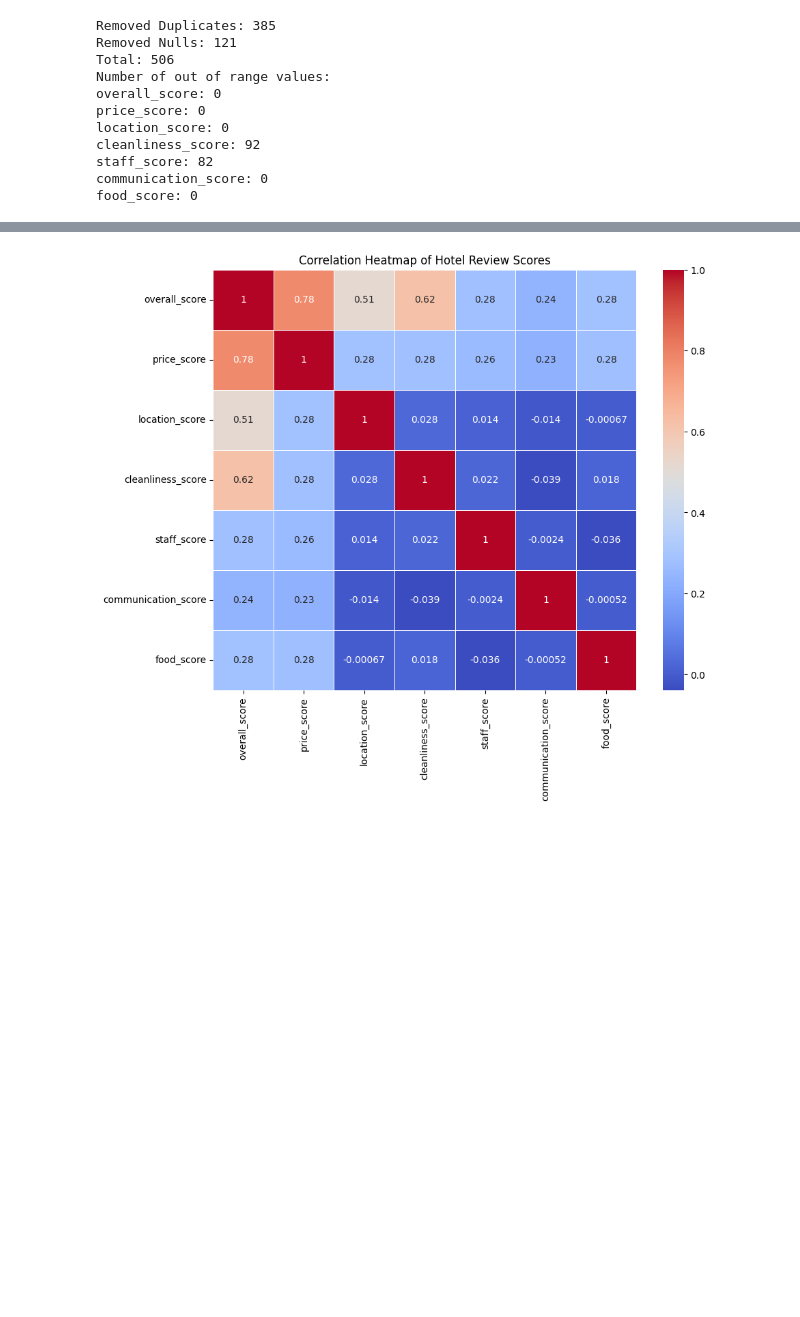
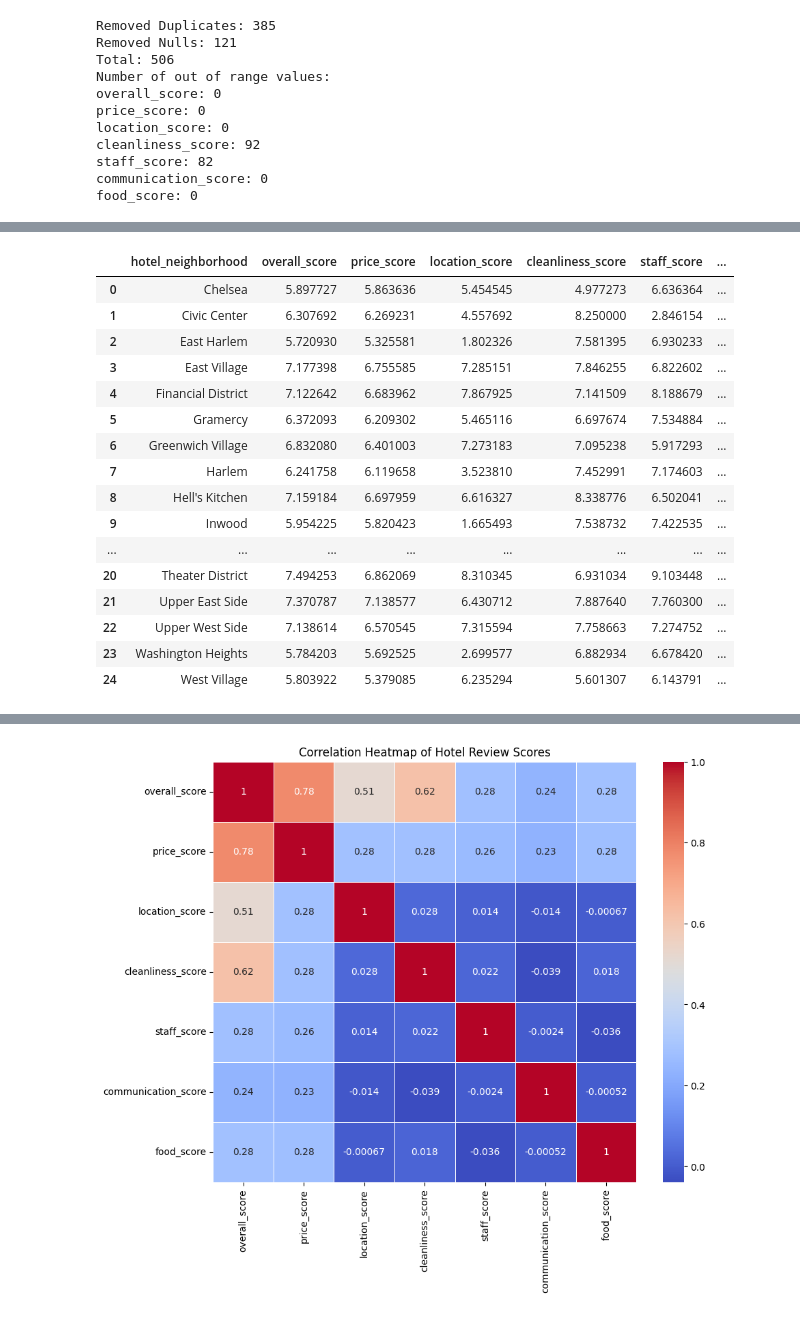
Before and after one commit to WillowStevens/pod-project, a Jupyter notebook: HotelDivago.ipynb, the cells around one changed output, grey strips where cells are left out. Drawn from its saved outputs; the diff is of its cells as text; code cells hidden in the pictures; blank space fills up the shorter version.

```diff
--- a/HotelDivago.ipynb
+++ b/HotelDivago.ipynb
@@ -67,0 +77,24 @@ correlation_matrix = df_scores.corr()
+# %%
+# Grouping data by neighborhood and calculating the mean scores
+neighborhood_summary = df.groupby('hotel_neighborhood')[['overall_score', 'price_score','location_score', 'cleanliness_score', 'staff_score', 'communication_score', 'food_score']].mean().reset_index()
+
+# Display the summary table
+neighborhood_summary
+# %% [output]
+|  | hotel_neighborhood | overall_score | price_score | location_score | cleanliness_score | staff_score | ... |
+| 0 | Chelsea | 5.897727 | 5.863636 | 5.454545 | 4.977273 | 6.636364 | ... |
+| 1 | Civic Center | 6.307692 | 6.269231 | 4.557692 | 8.250000 | 2.846154 | ... |
+| 2 | East Harlem | 5.720930 | 5.325581 | 1.802326 | 7.581395 | 6.930233 | ... |
+| 3 | East Village | 7.177398 | 6.755585 | 7.285151 | 7.846255 | 6.822602 | ... |
+| 4 | Financial District | 7.122642 | 6.683962 | 7.867925 | 7.141509 | 8.188679 | ... |
+| 5 | Gramercy | 6.372093 | 6.209302 | 5.465116 | 6.697674 | 7.534884 | ... |
+| 6 | Greenwich Village | 6.832080 | 6.401003 | 7.273183 | 7.095238 | 5.917293 | ... |
+| 7 | Harlem | 6.241758 | 6.119658 | 3.523810 | 7.452991 | 7.174603 | ... |
+| 8 | Hell's Kitchen | 7.159184 | 6.697959 | 6.616327 | 8.338776 | 6.502041 | ... |
+| 9 | Inwood | 5.954225 | 5.820423 | 1.665493 | 7.538732 | 7.422535 | ... |
+| ... | ... | ... | ... | ... | ... | ... | ... |
+| 20 | Theater District | 7.494253 | 6.862069 | 8.310345 | 6.931034 | 9.103448 | ... |
+| 21 | Upper East Side | 7.370787 | 7.138577 | 6.430712 | 7.887640 | 7.760300 | ... |
+| 22 | Upper West Side | 7.138614 | 6.570545 | 7.315594 | 7.758663 | 7.274752 | ... |
+| 23 | Washington Heights | 5.784203 | 5.692525 | 2.699577 | 6.882934 | 6.678420 | ... |
+| 24 | West Village | 5.803922 | 5.379085 | 6.235294 | 5.601307 | 6.143791 | ... |
```
Also changed, not shown: parts of 5 cells of this notebook.
